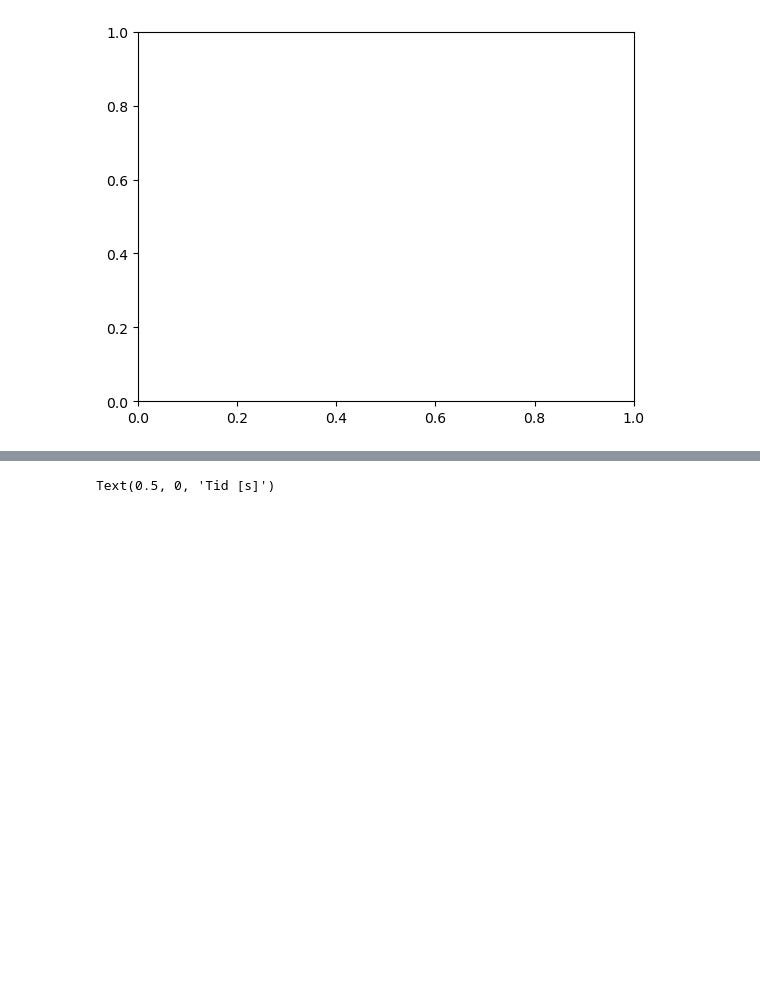
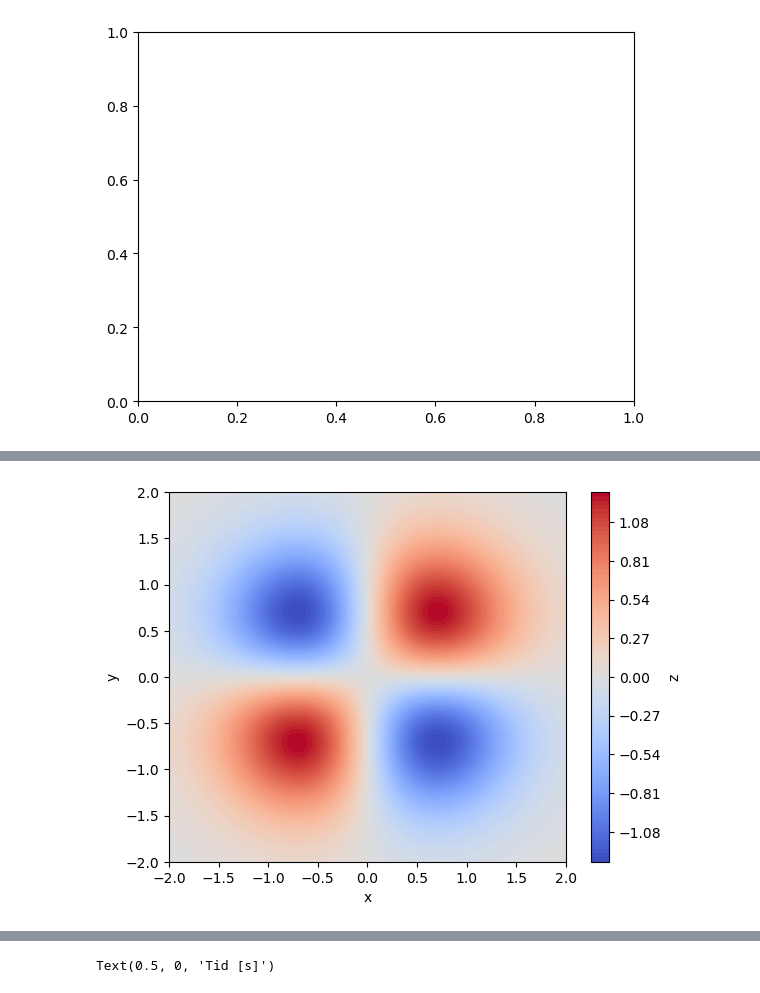
Before and after one commit to galendal/MAT160, a Jupyter notebook: oppgaverGruppeUke36.ipynb, the cells around one changed output, grey strips where cells are left out. Saved outputs shown, nothing was run; the diff lists cells and outputs as text; code cells hidden in the pictures; blank space fills up the shorter version.

```diff
--- a/oppgaverGruppeUke36.ipynb
+++ b/oppgaverGruppeUke36.ipynb
@@ -145,9 +152,50 @@ $\frac{\partial}{\partial y} f \approx \frac{f(x,y+h)-f(x,y-h)}{2h}$
 # %%
 import numpy as np
 import matplotlib.pyplot as plt
 
 # ---- Lag eventuelle funksjoner her ----
-
 def f(x,y):
     return 7*x*y / np.exp(x**2 + y**2)
+
+def der_x(z, h):
+    pass
+    return f_dx
+
+def der_y(z, h):
+    pass
+    return f_dy
+
+
+# ---- Gjør eventuell utrening her ----
+
+# h =
+
+# Lager vektorer med informasjon om x- og y-verdiene
+xs = np.linspace(-2, 2, 100)
+ys = np.linspace(-2, 2, 100)
+
+# VIKTIG: her lagres x3 og y3 som en matrise.
+# x3[i,j] forteller da x-verdien til elementet (i,j) til matrisen
+# Husk at i en matrise går "i" nedover og "j" bortover.
+# Derfor endrer "i" y-verdien og "j" x-verdien
+x3, y3 = np.meshgrid(xs, ys)
+
+f3 = f(x3, y3)
+
+#f_dx =
+#f_dy =
+
+# ---- Plot her ----
+fig, ax = plt.subplots()
+con  = ax.contourf(x3, y3, f3, levels = 100, cmap='coolwarm')
+cbar = fig.colorbar(con)
+
+ax.set_ylabel("y")
+ax.set_xlabel("x")
+cbar.set_label("z")
+
+# Denne linjen viser gradienten til f når dere har partiell derivert den
+#ax.quiver(x3, y3, f_dx, f_dy)
+# %% [output]
+[figure, added]
 # %% [markdown]
```
Also changed, not shown: parts of 5 cells of this notebook.
